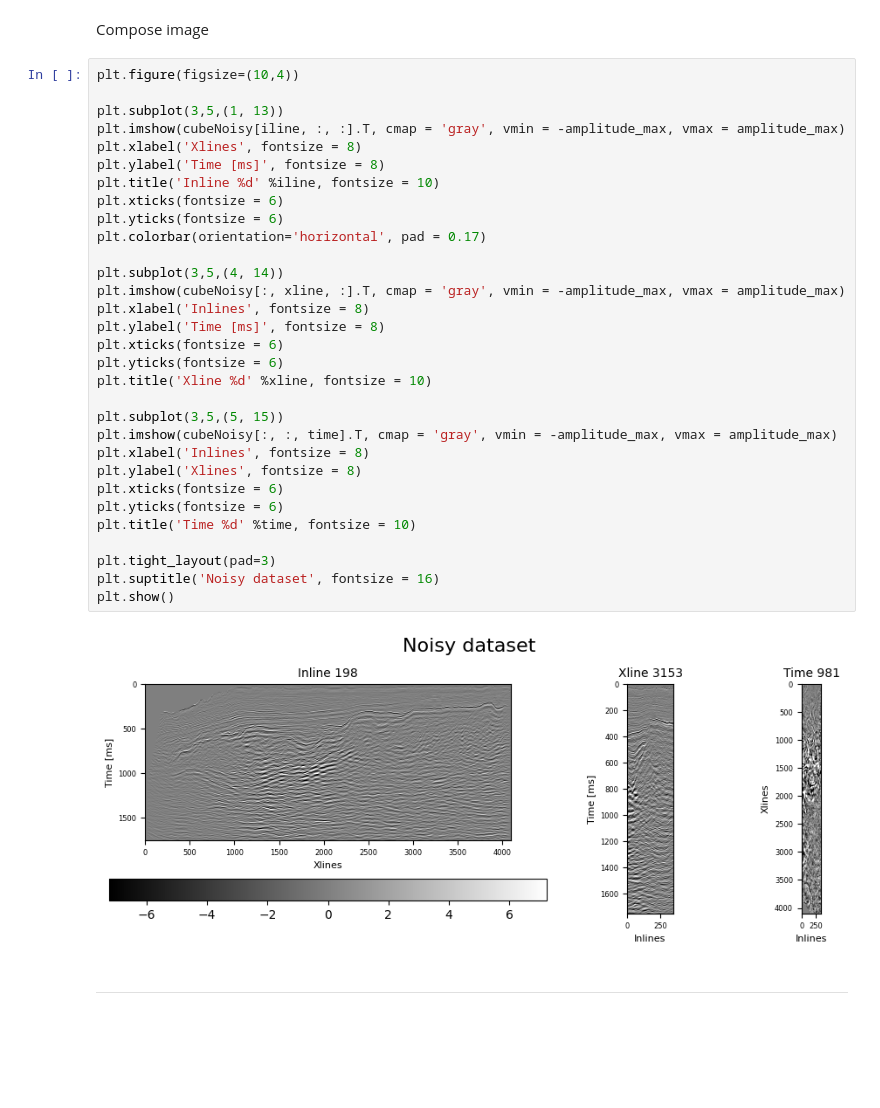
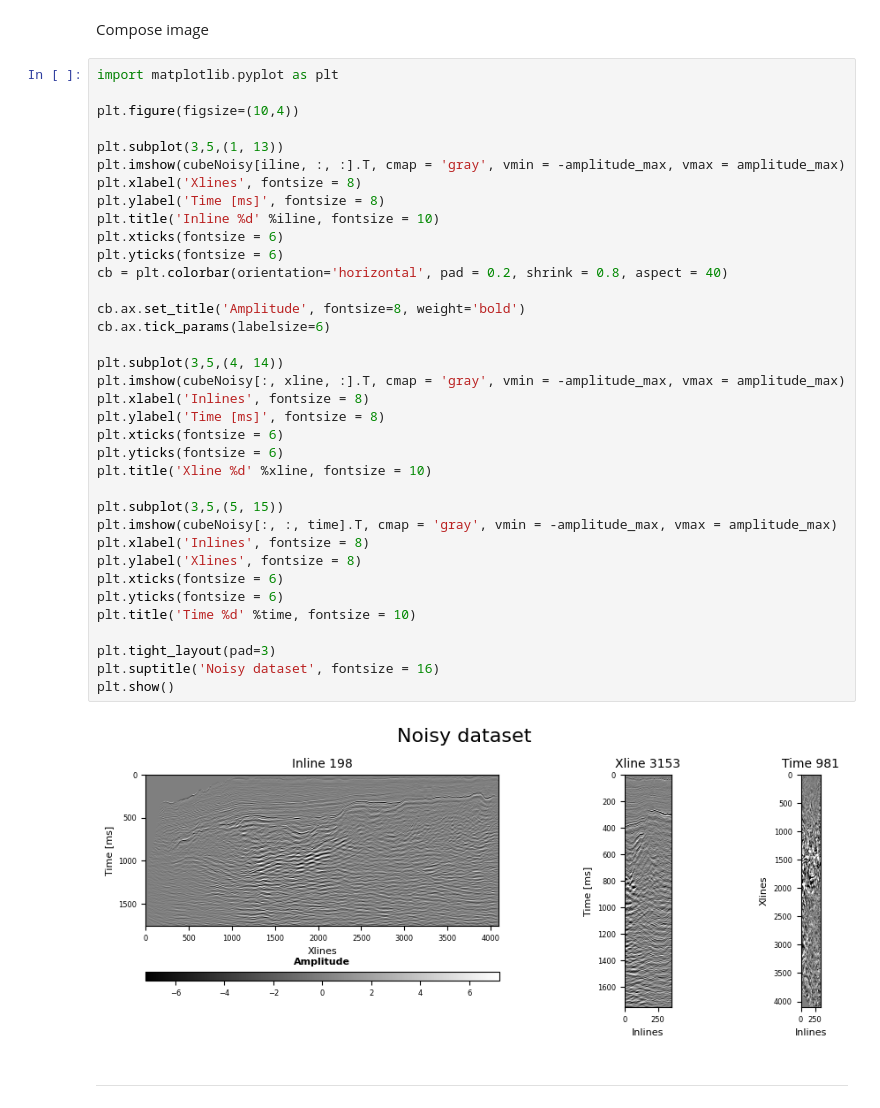
Before and after one commit to roderickperez/autoencoders, a Jupyter notebook: notebooks/Seismic/1_2D_Patch_Extraction.ipynb, the cells around one changed output. Cells and saved outputs as stored; diff of their text form; blank space fills up the shorter version.

Commit message:
colorbar fig1 edited

```diff
--- a/notebooks/Seismic/1_2D_Patch_Extraction.ipynb
+++ b/notebooks/Seismic/1_2D_Patch_Extraction.ipynb
@@ -87,38 +87,43 @@ plt.show()
 # %% [markdown]
 Compose image
 # %%
+import matplotlib.pyplot as plt
+
 plt.figure(figsize=(10,4))
 
 plt.subplot(3,5,(1, 13))
 plt.imshow(cubeNoisy[iline, :, :].T, cmap = 'gray', vmin = -amplitude_max, vmax = amplitude_max)
 plt.xlabel('Xlines', fontsize = 8)
 plt.ylabel('Time [ms]', fontsize = 8)
 plt.title('Inline %d' %iline, fontsize = 10)
 plt.xticks(fontsize = 6)
 plt.yticks(fontsize = 6)
-plt.colorbar(orientation='horizontal', pad = 0.17)
+cb = plt.colorbar(orientation='horizontal', pad = 0.2, shrink = 0.8, aspect = 40)
+
+cb.ax.set_title('Amplitude', fontsize=8, weight='bold')
+cb.ax.tick_params(labelsize=6)
 
 plt.subplot(3,5,(4, 14))
 plt.imshow(cubeNoisy[:, xline, :].T, cmap = 'gray', vmin = -amplitude_max, vmax = amplitude_max)
 plt.xlabel('Inlines', fontsize = 8)
 plt.ylabel('Time [ms]', fontsize = 8)
 plt.xticks(fontsize = 6)
 plt.yticks(fontsize = 6)
 plt.title('Xline %d' %xline, fontsize = 10)
 
 plt.subplot(3,5,(5, 15))
 plt.imshow(cubeNoisy[:, :, time].T, cmap = 'gray', vmin = -amplitude_max, vmax = amplitude_max)
 plt.xlabel('Inlines', fontsize = 8)
 plt.ylabel('Xlines', fontsize = 8)
 plt.xticks(fontsize = 6)
 plt.yticks(fontsize = 6)
 plt.title('Time %d' %time, fontsize = 10)
 
 plt.tight_layout(pad=3)
 plt.suptitle('Noisy dataset', fontsize = 16)
 plt.show()
 # %% [output]
-[figure, old version]
+[figure, new version]
 # %% [markdown]
 ---
 # %% [markdown]
```
